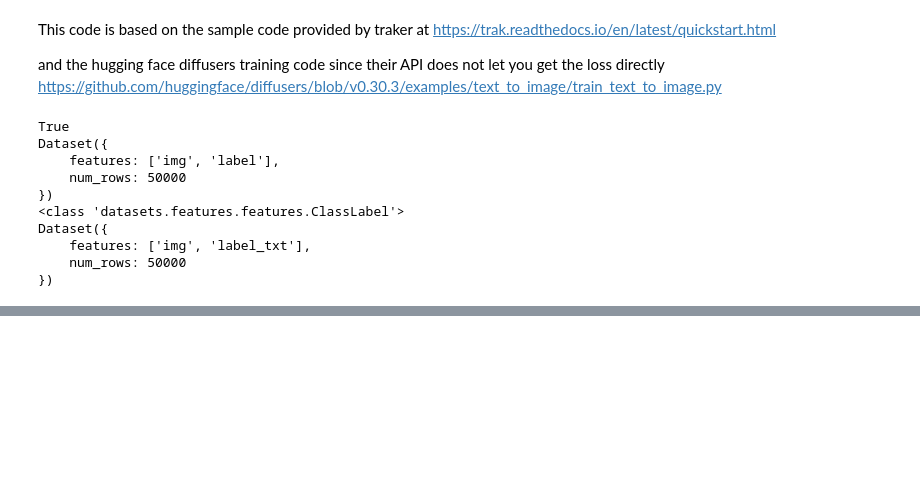
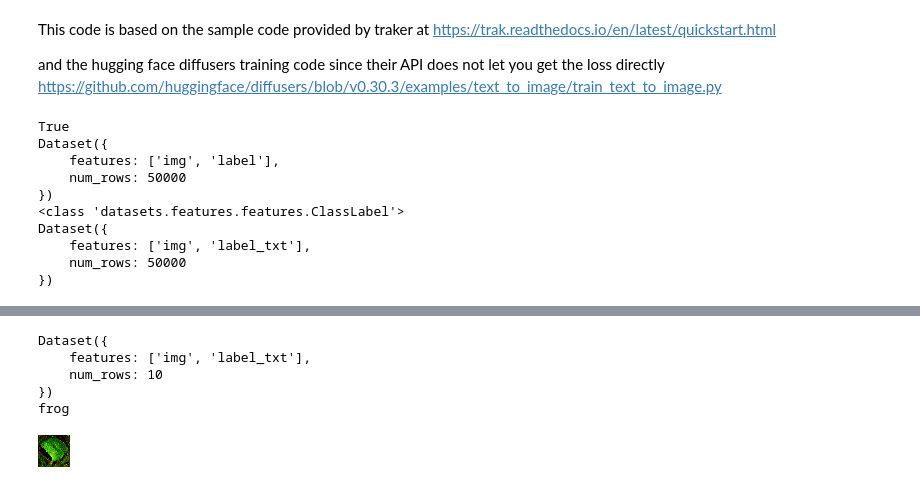
Before and after one commit to Naterjack/Data-Attribution-for-Stable-Diffusion, a Jupyter notebook: TRAK/SD1_TRAK_Attribution.ipynb, the cells around one changed output, grey strips where cells are left out. Drawn from its saved outputs; the diff is of its cells as text; code cells hidden in the pictures; blank space fills up the shorter version.

Commit message:
TRAK: show results for visual comparison and allow for skipping retraining

```diff
--- a/TRAK/SD1_TRAK_Attribution.ipynb
+++ b/TRAK/SD1_TRAK_Attribution.ipynb
@@ -223,21 +203,46 @@ KeyboardInterrupt:
-# %%
-loader_targets = get_dataloader(batch_size=batch_size, split='val', augment=False)
 # %%
+"""loader_targets = get_dataloader(batch_size=batch_size, split='val', augment=False)
+
 for model_id, ckpt in enumerate(tqdm(ckpts)):
 
     traker.start_scoring_checkpoint(exp_name='quickstart',
 
                                     checkpoint=ckpt,
 
                                     model_id=model_id,
 
                                     num_targets=len(loader_targets.dataset))
 
     for batch in loader_targets:
 
         batch = [x.cuda() for x in batch]
 
         traker.score(batch=batch, num_samples=batch[0].shape[0])
 
 
-scores = traker.finalize_scores(exp_name='quickstart')
+scores = traker.finalize_scores(exp_name='quickstart')"""
+
+
+dummy_dataset_path = "../generated_images/1"
+seed = 1
+generator = torch.Generator(device="cuda").manual_seed(seed)
+
+dummy_dataset =  load_dataset('imagefolder', data_dir=dummy_dataset_path, split='train')
+
+#Purely to keep consistent this with the source dataset
+dummy_dataset = dummy_dataset.rename_column("image", "img")
+
+dummy_dataset = dummy_dataset.map(convertLabel)
+
+dummy_dataset = dummy_dataset.remove_columns(column_names=["label"])
+
+print(dummy_dataset)
+print(dummy_dataset[6]['label_txt'])
+dummy_dataset[6]['img']
+# %% [output]
+Dataset({
+    features: ['img', 'label_txt'],
+    num_rows: 10
+})
+frog
+[figure, added]
```
Also changed, not shown: parts of 5 cells of this notebook.
